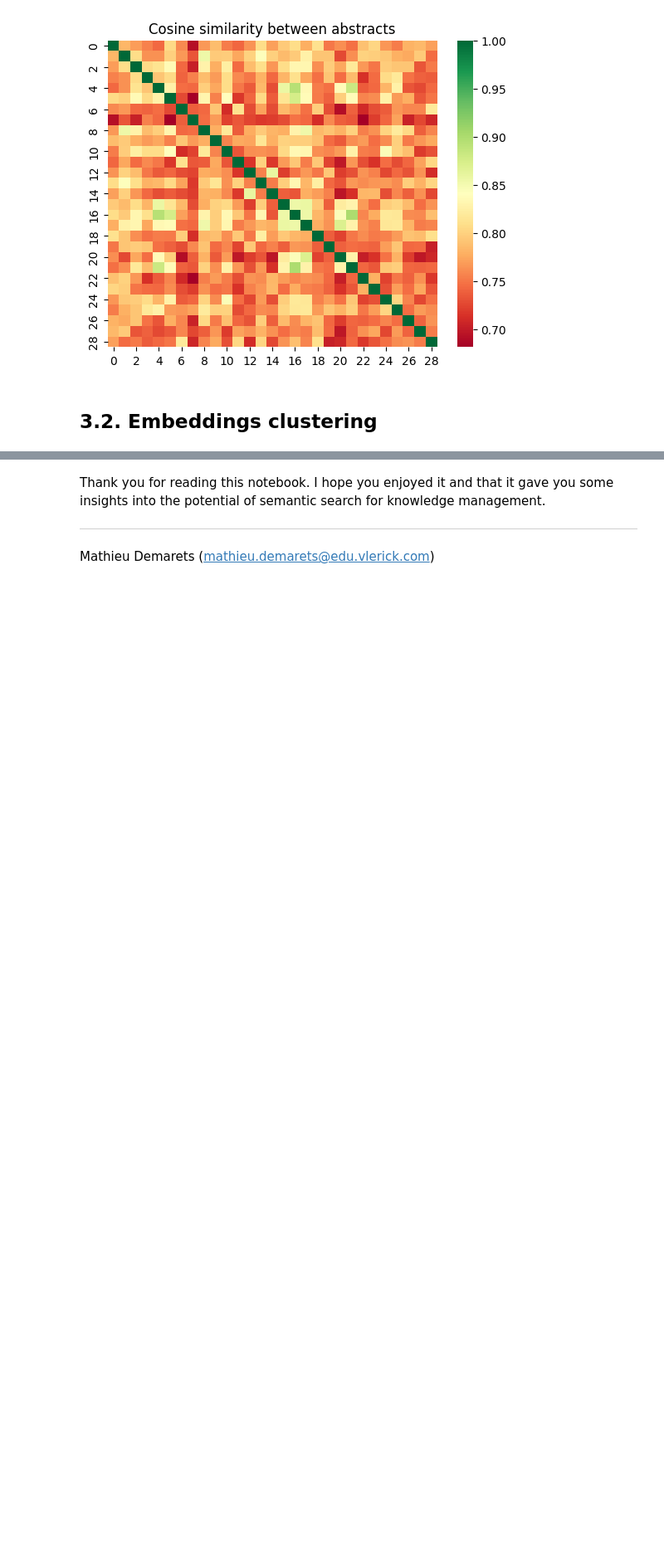
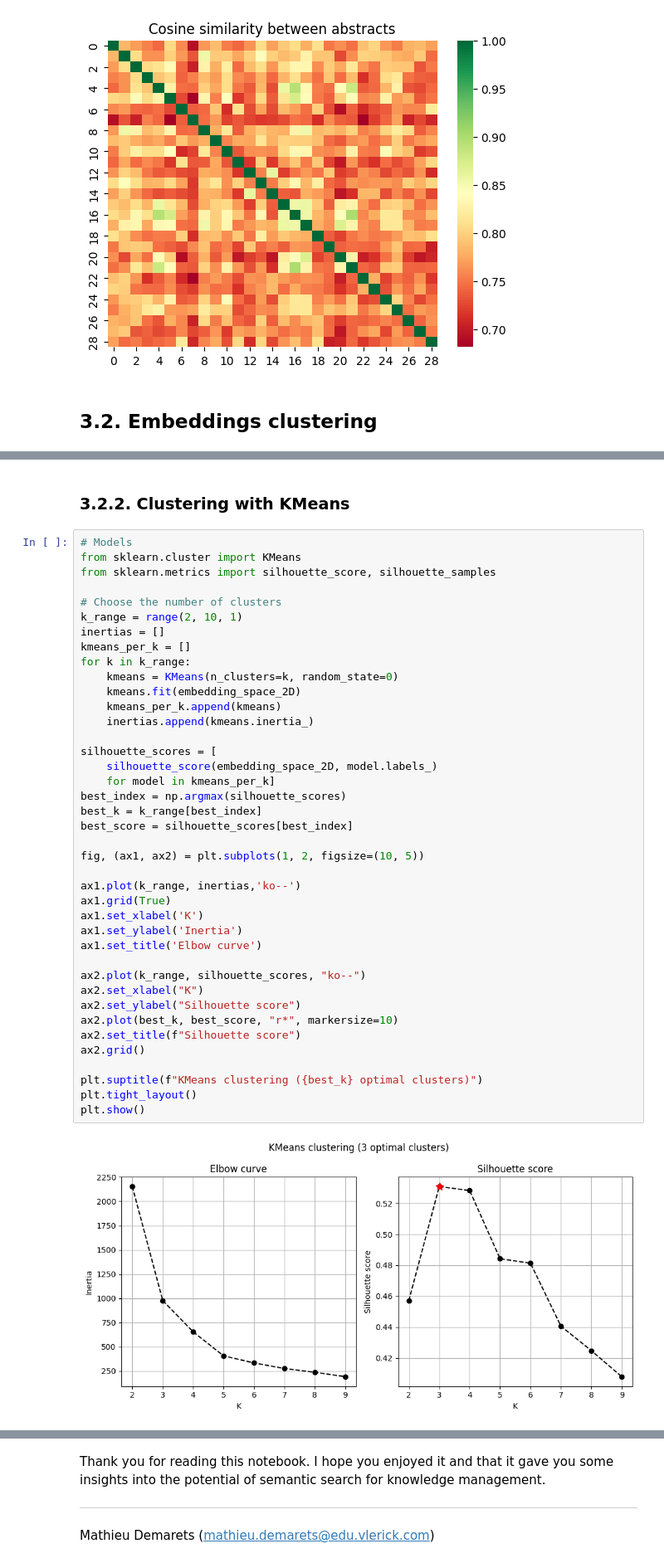
Before and after one commit to MathieuDemarets/vlerick-mai-nlp-2023, a Jupyter notebook: Final_Assignment/Articles.ipynb, the cells around one changed output, grey strips where cells are left out. Shown at 83% size. Cells and saved outputs as stored; diff of their text form; blank space fills up the shorter version.

```diff
--- a/Final_Assignment/Articles.ipynb
+++ b/Final_Assignment/Articles.ipynb
@@ -1596,0 +1656,44 @@ plt.show()
+# %% [markdown]
+### 3.2.2. Clustering with KMeans
+# %%
+# Models
+from sklearn.cluster import KMeans
+from sklearn.metrics import silhouette_score, silhouette_samples
+
+# Choose the number of clusters
+k_range = range(2, 10, 1)
+inertias = []
+kmeans_per_k = []
+for k in k_range:
+    kmeans = KMeans(n_clusters=k, random_state=0)
+    kmeans.fit(embedding_space_2D)
+    kmeans_per_k.append(kmeans)
+    inertias.append(kmeans.inertia_)
+
+silhouette_scores = [
+    silhouette_score(embedding_space_2D, model.labels_)
+    for model in kmeans_per_k]
+best_index = np.argmax(silhouette_scores)
+best_k = k_range[best_index]
+best_score = silhouette_scores[best_index]
+
+fig, (ax1, ax2) = plt.subplots(1, 2, figsize=(10, 5))
+
+ax1.plot(k_range, inertias,'ko--')
+ax1.grid(True)
+ax1.set_xlabel('K')
+ax1.set_ylabel('Inertia')
+ax1.set_title('Elbow curve')
+
+ax2.plot(k_range, silhouette_scores, "ko--")
+ax2.set_xlabel("K")
+ax2.set_ylabel("Silhouette score")
+ax2.plot(best_k, best_score, "r*", markersize=10)
+ax2.set_title(f"Silhouette score")
+ax2.grid()
+
+plt.suptitle(f"KMeans clustering ({best_k} optimal clusters)")
+plt.tight_layout()
+plt.show()
+# %% [output]
+[figure, added]
```
Also changed, not shown: parts of 13 cells of this notebook, 16 other files.
